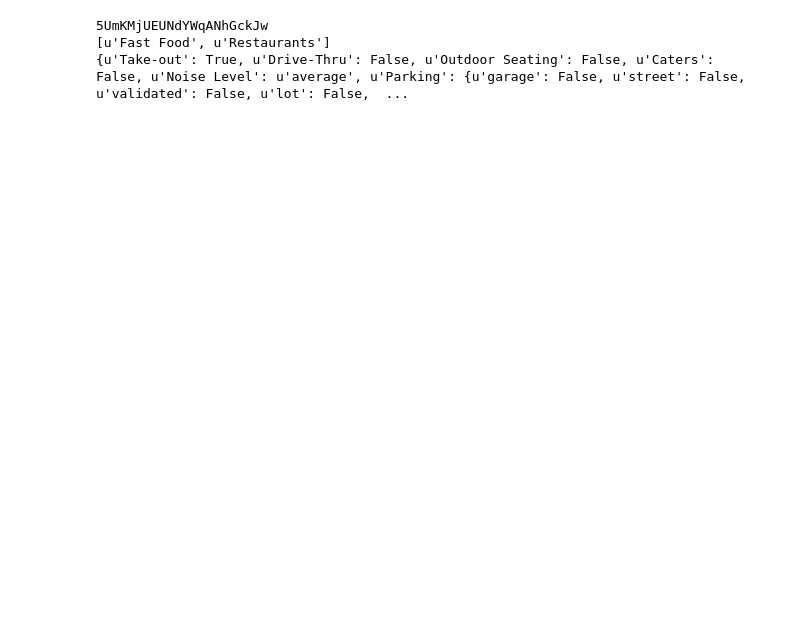
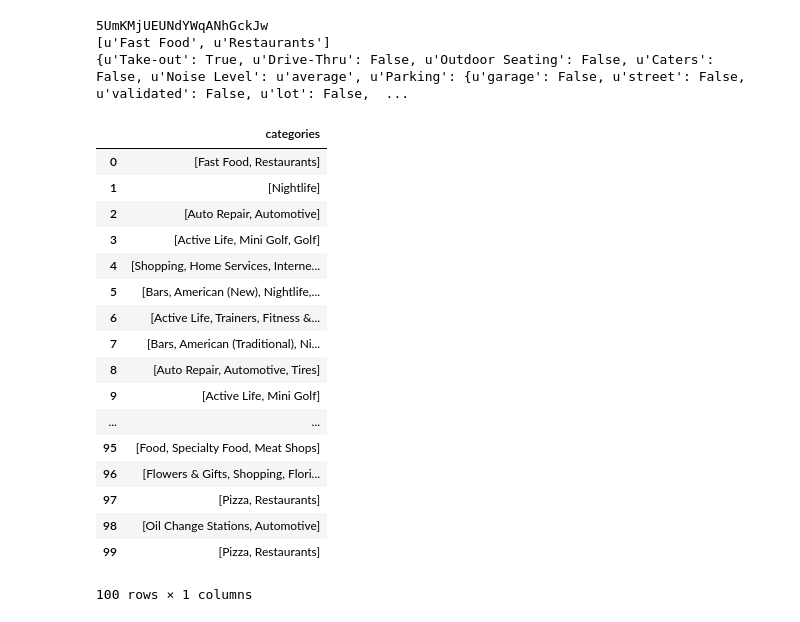
Before and after one commit to AeroGeekDean/traveler_eats_recommender, a Jupyter notebook: graphlab_scratchpad.ipynb, the cells around one changed output. Drawn from its saved outputs; the diff is of its cells as text; code cells hidden in the pictures; blank space fills up the shorter version.

```diff
--- a/graphlab_scratchpad.ipynb
+++ b/graphlab_scratchpad.ipynb
@@ -91,6 +106,27 @@ print js['attributes']
 5UmKMjUEUNdYWqANhGckJw
 [u'Fast Food', u'Restaurants']
 {u'Take-out': True, u'Drive-Thru': False, u'Outdoor Seating': False, u'Caters': False, u'Noise Level': u'average', u'Parking': {u'garage': False, u'street': False, u'validated': False, u'lot': False,  ...
+# %%
+dfcat[['categories']]
+# %% [output]
+|  | categories |
+| 0 | [Fast Food, Restaurants] |
+| 1 | [Nightlife] |
+| 2 | [Auto Repair, Automotive] |
+| 3 | [Active Life, Mini Golf, Golf] |
+| 4 | [Shopping, Home Services, Interne... |
+| 5 | [Bars, American (New), Nightlife,... |
+| 6 | [Active Life, Trainers, Fitness &... |
+| 7 | [Bars, American (Traditional), Ni... |
+| 8 | [Auto Repair, Automotive, Tires] |
+| 9 | [Active Life, Mini Golf] |
+| ... | ... |
+| 95 | [Food, Specialty Food, Meat Shops] |
+| 96 | [Flowers & Gifts, Shopping, Flori... |
+| 97 | [Pizza, Restaurants] |
+| 98 | [Oil Change Stations, Automotive] |
+| 99 | [Pizza, Restaurants] |
+100 rows × 1 columns
 # %%
 # create the recommender (will train during this step)
 rec = graphlab.recommender.factorization_recommender.create(
```
Also changed, not shown: parts of 5 cells of this notebook.
